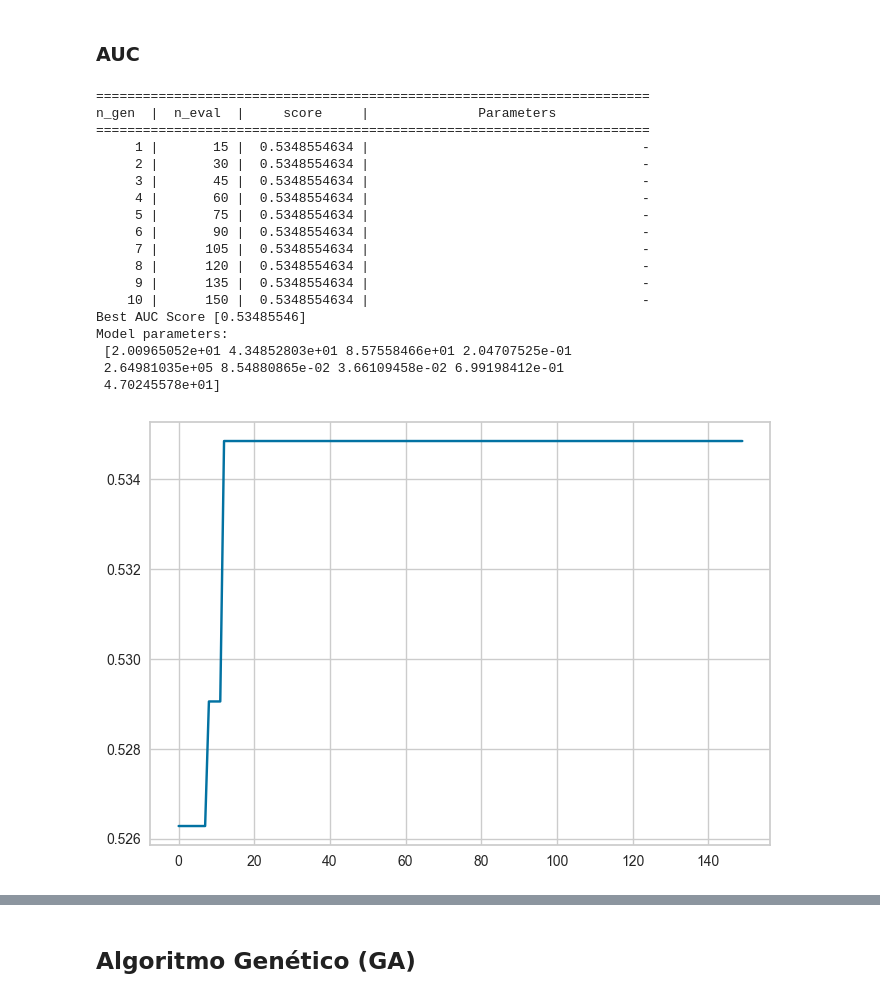
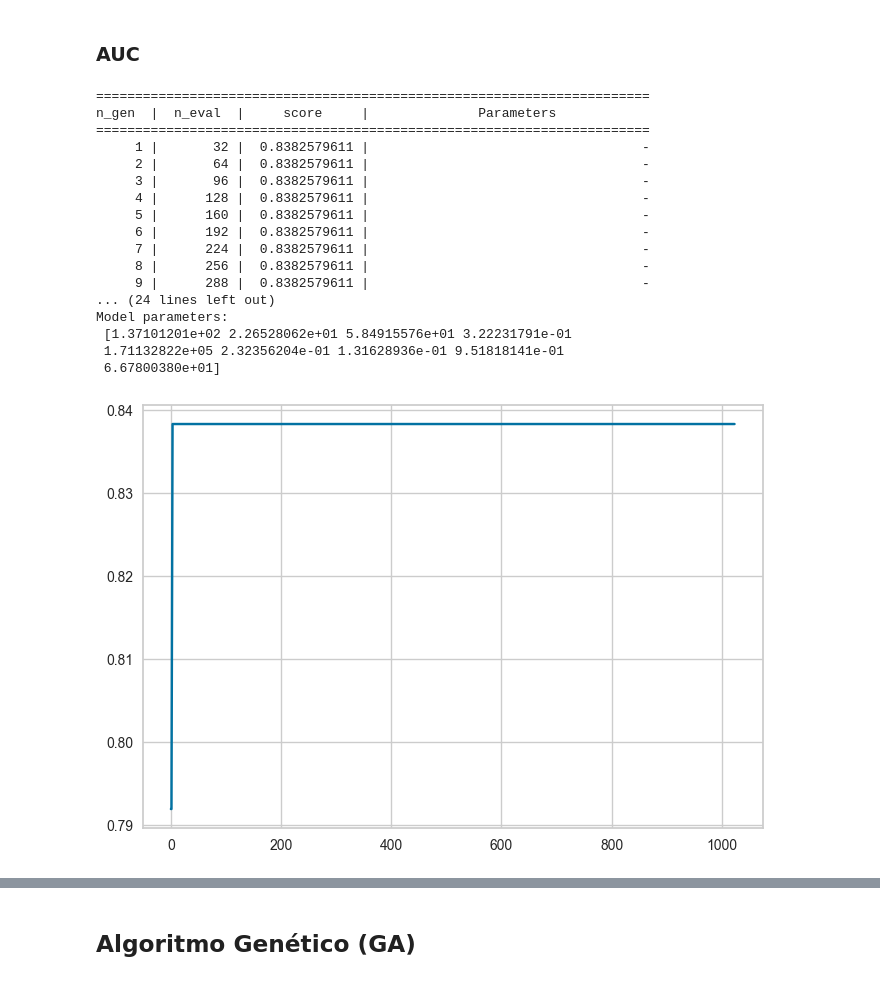
Before and after one commit to fell100/Metaheuristics_And_Tuning, a Jupyter notebook: LightGBM.ipynb, the cells around one changed output, grey strips where cells are left out. Drawn from its saved outputs; the diff is of its cells as text; code cells hidden in the pictures.

```diff
--- a/LightGBM.ipynb
+++ b/LightGBM.ipynb
@@ -361,7 +384,7 @@ algorithm = PSO(#pop_size=POPULATION,
                 pop_size=POPULATION)
 term = get_termination("n_gen", ITERATIONS)
 
-res = minimize(problemF1,
+res = minimize(problemAUC,
                algorithm,
                #seed=SEED,
                save_history=True,
@@ -380,41 +403,40 @@ print(f'Model parameters: \n {parameters_best_individual}')
 =======================================================================
 n_gen  |  n_eval  |     score     |              Parameters
 =======================================================================
-     1 |       15 |  0.5348554634 |                                   -
-     2 |       30 |  0.5348554634 |                                   -
-     3 |       45 |  0.5348554634 |                                   -
-     4 |       60 |  0.5348554634 |                                   -
-     5 |       75 |  0.5348554634 |                                   -
-     6 |       90 |  0.5348554634 |                                   -
-     7 |      105 |  0.5348554634 |                                   -
-     8 |      120 |  0.5348554634 |                                   -
-     9 |      135 |  0.5348554634 |                                   -
-    10 |      150 |  0.5348554634 |                                   -
-Best AUC Score [0.53485546]
+     1 |       32 |  0.8382579611 |                                   -
+     2 |       64 |  0.8382579611 |                                   -
+     3 |       96 |  0.8382579611 |                                   -
+     4 |      128 |  0.8382579611 |                                   -
+     5 |      160 |  0.8382579611 |                                   -
+     6 |      192 |  0.8382579611 |                                   -
+     7 |      224 |  0.8382579611 |                                   -
+     8 |      256 |  0.8382579611 |                                   -
+     9 |      288 |  0.8382579611 |                                   -
+... (24 lines left out)
 Model parameters:
- [2.00965052e+01 4.34852803e+01 8.57558466e+01 2.04707525e-01
- 2.64981035e+05 8.54880865e-02 3.66109458e-02 6.99198412e-01
- 4.70245578e+01]
+ [1.37101201e+02 2.26528062e+01 5.84915576e+01 3.22231791e-01
+ 1.71132822e+05 2.32356204e-01 1.31628936e-01 9.51818141e-01
+ 6.67800380e+01]
 # %%
 trlist = np.array([])
 for i in range(len(res.history)):
   trlist = np.append(trlist, -res.history[i].pop.get('F').reshape(-1))
 
 scorelist = []
 
 for i in range(len(trlist)):
 #for i in range(1):
   if i == 0:
     scorelist.append(trlist[i])
   elif trlist[i] > scorelist[i-1]:
     scorelist.append(trlist[i])
   else:
     scorelist.append(scorelist[i-1])
 
-scorelist_PSO = scorelist
+AUC_PSO = scorelist
 
 plt.plot(scorelist);
 # %% [output]
-[figure, old version]
+[figure, new version]
 # %%
 tracking = [-np.min(individual.pop.get('F')) for individual in res.history ]
```
Also changed, not shown: parts of 51 cells of this notebook, 6 other files.
